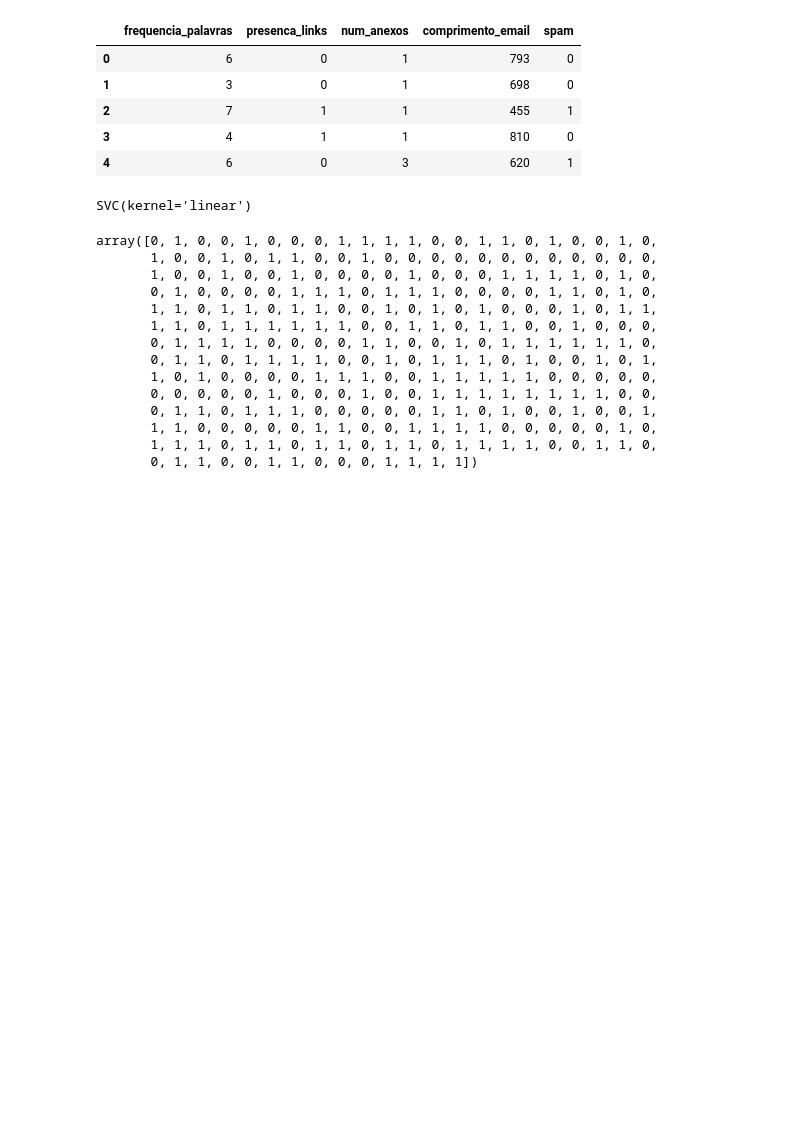
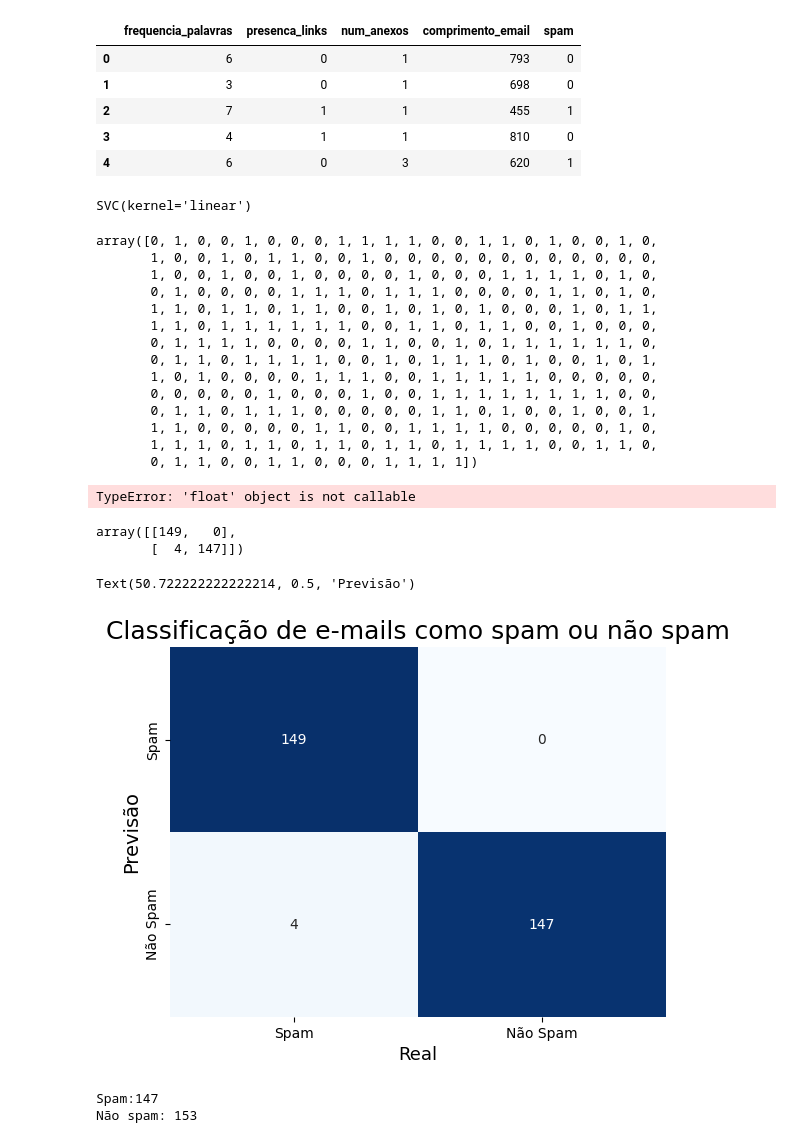
Before and after one commit to LANDOSOUZA/inteligencia_artificial_2025, a Jupyter notebook: aula_10/codigo.ipynb, the cells around one changed output. Drawn from its saved outputs; the diff is of its cells as text; code cells hidden in the pictures; blank space fills up the shorter version.

```diff
--- a/aula_10/codigo.ipynb
+++ b/aula_10/codigo.ipynb
@@ -52,3 +52,20 @@ array([0, 1, 0, 0, 1, 0, 0, 0, 1, 1, 1, 1, 0, 0, 1, 1, 0, 1, 0, 0, 1, 0,
        1, 1, 0, 0, 0, 0, 0, 1, 1, 0, 0, 1, 1, 1, 1, 0, 0, 0, 0, 0, 1, 0,
        1, 1, 1, 0, 1, 1, 0, 1, 1, 0, 1, 1, 0, 1, 1, 1, 1, 0, 0, 1, 1, 0,
        0, 1, 1, 0, 0, 1, 1, 0, 0, 0, 1, 1, 1, 1])
+# %%
+# Analisando as métricas do modelo
+acc = accuracy_score(y_test,y_prev)
+prec = precision_score(y_test,y_prev)
+f1_score = f1_score(y_test,y_prev)
+print(f'Acurácia:{acc}')
+print(f'precisão:{prec}')
+print(f'f1_score:{y_prev}')
+# %% [output]
+TypeError: 'float' object is not callable
+# %%
+# Matriz de confusão
+cm = confusion_matrix(y_test,y_prev)
+cm
+# %% [output]
+array([[149,   0],
+       [  4, 147]])
@@ -54,0 +76,19 @@ array([0, 1, 0, 0, 1, 0, 0, 0, 1, 1, 1, 1, 0, 0, 1, 1, 0, 1, 0, 0, 1, 0,
+# %%
+sns.heatmap(cm,annot=True,fmt='d',cmap='Blues',cbar=False,xticklabels=['Spam', 'Não Spam'],
+            yticklabels=['Spam', 'Não Spam'])
+plt.title('Classificação de e-mails como spam ou não spam',fontsize=18)
+plt.xlabel('Real',fontsize=13)
+plt.ylabel('Previsão',fontsize=14)
+# %% [output]
+Text(50.722222222222214, 0.5, 'Previsão')
+[figure, added]
+# %%
+# Realizando a contagem das predições
+spam_count = sum(y_prev)
+non_spam_count = len(y_prev) - spam_count
+
+print(f'Spam:{spam_count}')
+print(f'Não spam: {non_spam_count}')
+# %% [output]
+Spam:147
+Não spam: 153
```
Also changed, not shown: parts of 2 cells of this notebook.
